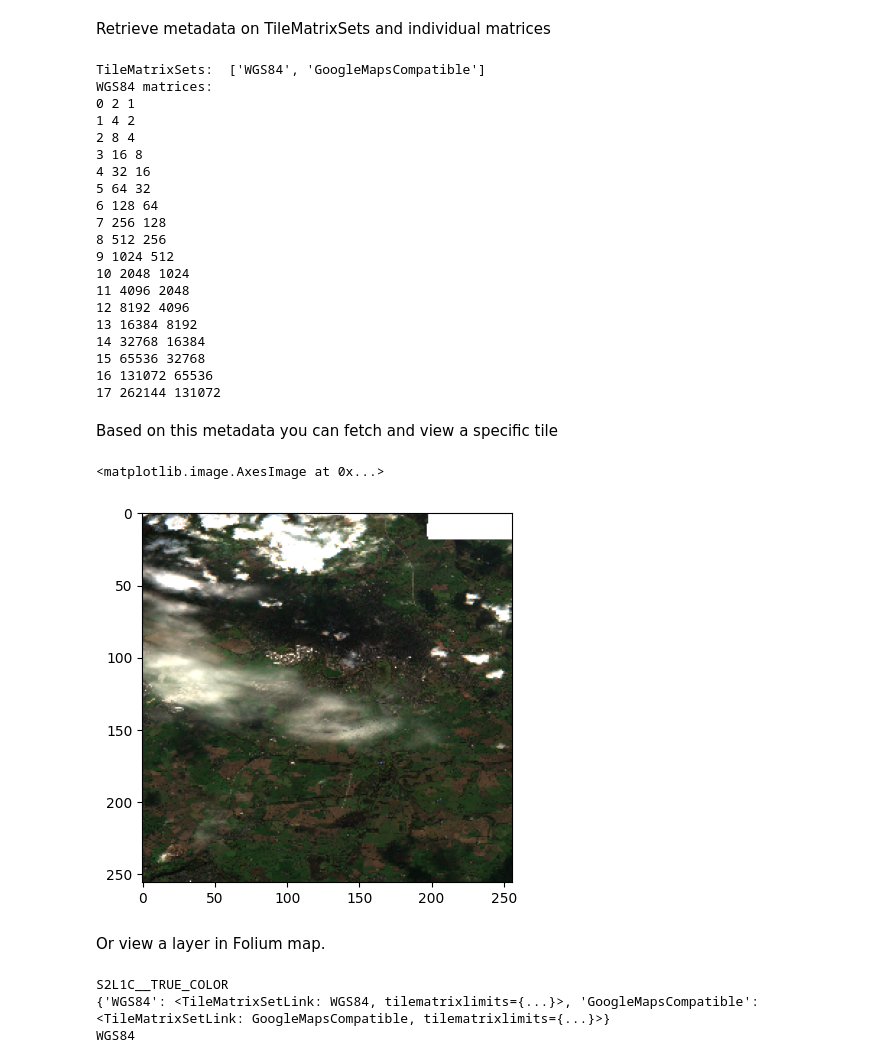
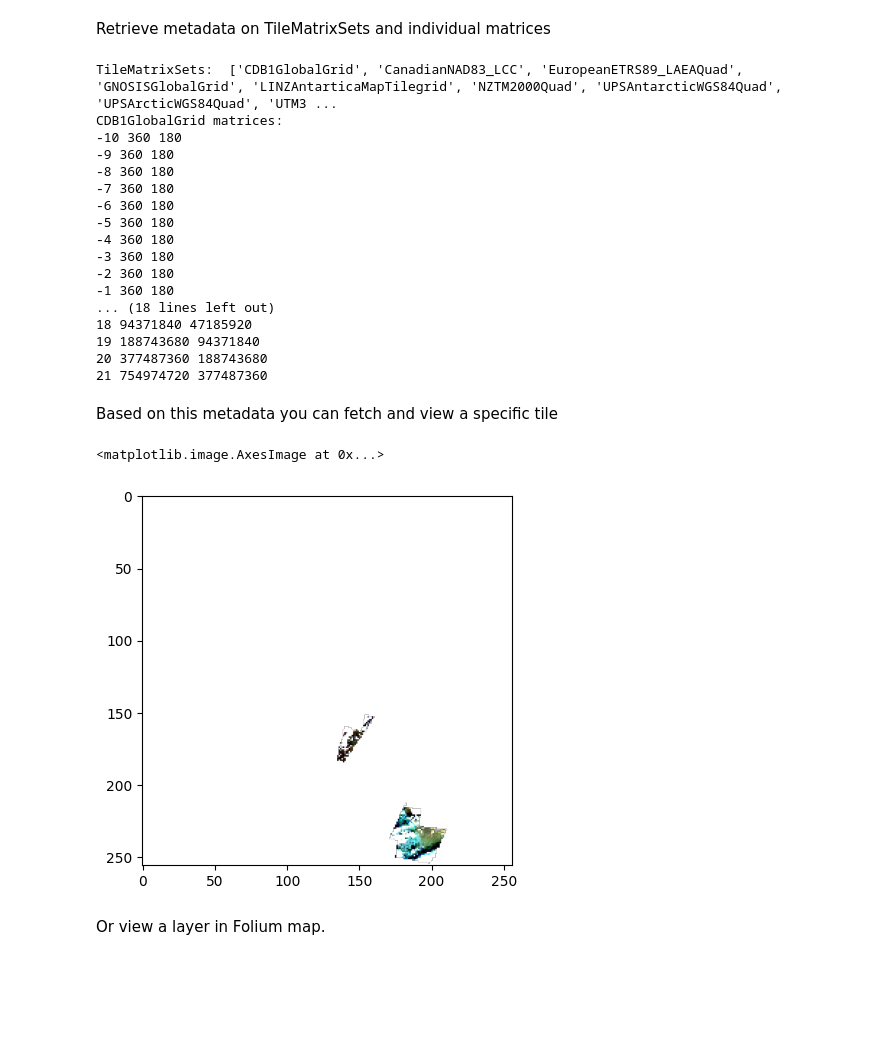
Before and after one commit to EO-DataHub/pyeodh, a Jupyter notebook: notebooks/wmts.ipynb, the cells around one changed output. Saved outputs shown, nothing was run; the diff lists cells and outputs as text; code cells hidden in the pictures; blank space fills up the shorter version.

Commit message:
Move wmts enpoint to stac catalog

```diff
--- a/notebooks/wmts.ipynb
+++ b/notebooks/wmts.ipynb
@@ -11,7 +11,10 @@ import pyeodh
 import folium
 
 client = pyeodh.Client()
-wmts = client.get_wmts()
+catalog = client.get_catalog_service().get_catalog(
+    "supported-datasets/ceda-stac-catalogue"
+)
+wmts = catalog.get_wmts()
 # %% [markdown]
 Retrieve metadata about the service
 # %%
@@ -40,67 +40,53 @@ S2L1C__TRUE_COLOR Sentinel-2 Level 1C True Color for images ['image/jpgpng'] {'t
 # %% [markdown]
 Retrieve metadata on TileMatrixSets and individual matrices
 # %%
-
 print("TileMatrixSets: ", list(wmts.tilematrixsets.keys()))
 tms = list(wmts.tilematrixsets.values())[0]
 print(f"{tms.identifier} matrices:")
 for tm in tms.tilematrix.values():
     print(tm.identifier, tm.matrixwidth, tm.matrixheight)
 # %% [output]
-TileMatrixSets:  ['WGS84', 'GoogleMapsCompatible']
-WGS84 matrices:
-0 2 1
-1 4 2
-2 8 4
-3 16 8
-4 32 16
-5 64 32
-6 128 64
-7 256 128
-8 512 256
-9 1024 512
-10 2048 1024
-11 4096 2048
-12 8192 4096
-13 16384 8192
-14 32768 16384
-15 65536 32768
-16 131072 65536
-17 262144 131072
+TileMatrixSets:  ['CDB1GlobalGrid', 'CanadianNAD83_LCC', 'EuropeanETRS89_LAEAQuad', 'GNOSISGlobalGrid', 'LINZAntarticaMapTilegrid', 'NZTM2000Quad', 'UPSAntarcticWGS84Quad', 'UPSArcticWGS84Quad', 'UTM3 ...
+CDB1GlobalGrid matrices:
+-10 360 180
+-9 360 180
+-8 360 180
+-7 360 180
+-6 360 180
+-5 360 180
+-4 360 180
+-3 360 180
+-2 360 180
+-1 360 180
+... (18 lines left out)
+18 94371840 47185920
+19 188743680 94371840
+20 377487360 188743680
+21 754974720 377487360
 # %% [markdown]
 Based on this metadata you can fetch and view a specific tile
 # %%
 from PIL import Image
 import io
 import matplotlib.pyplot as plt
 
 tile = wmts.gettile(
-    layer="S2L1C__TRUE_COLOR",
+    layer="sentinel2_ard_rgb",
     style="default",
-    tilematrixset="WGS84",
-    tilematrix="10",
-    row=209,
-    column=1007,
+    tilematrixset="EuropeanETRS89_LAEAQuad",
+    tilematrix="1",
+    row=0,
+    column=0,
     format="image/png",
-    time="2023-11-15T11:22:39Z/2023-11-15T11:22:39Z",
+    time="2023-01-01",
 )
 
 image = Image.open(io.BytesIO(tile.read()))
 
 plt.imshow(image)
 # %% [output]
 <matplotlib.image.AxesImage at 0x...>
-[figure, old version]
+[figure, new version]
 # %% [markdown]
 Or view a layer in Folium map.
-# %%
-
-layer = wmts.contents["S2L1C__TRUE_COLOR"]
-print(layer.id)
-print(layer.tilematrixsetlinks)
-print(layer.tilematrixsetlinks["WGS84"].tilematrixset)
-# %% [output]
-S2L1C__TRUE_COLOR
-{'WGS84': <TileMatrixSetLink: WGS84, tilematrixlimits={...}>, 'GoogleMapsCompatible': <TileMatrixSetLink: GoogleMapsCompatible, tilematrixlimits={...}>}
-WGS84
 # %%
```
Also changed, not shown: parts of 4 cells of this notebook, 4 other files.
